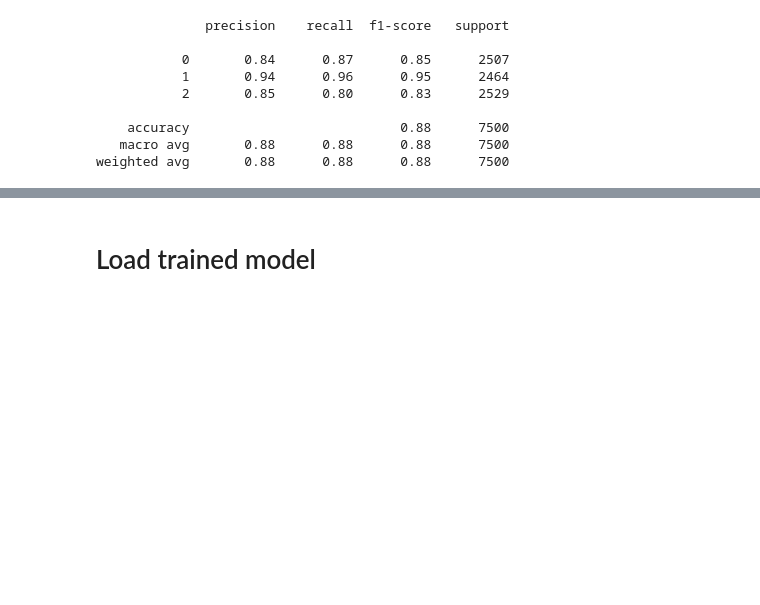
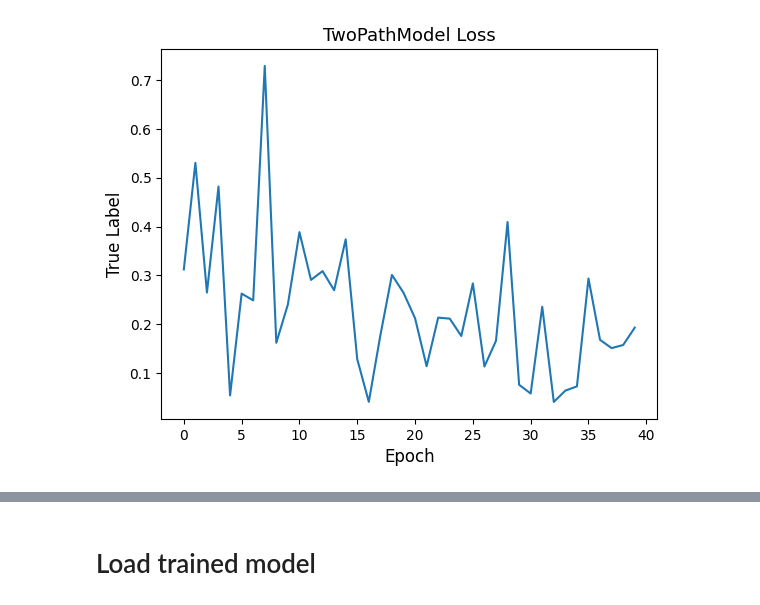
Before and after one commit to cuongpham24/ml_project, a Jupyter notebook: notebooks/modeling/nn_model_combine.ipynb, the cells around one changed output, grey strips where cells are left out. Drawn from its saved outputs; the diff is of its cells as text; code cells hidden in the pictures; blank space fills up the shorter version.

Commit message:
finalize for report

```diff
--- a/notebooks/modeling/nn_model_combine.ipynb
+++ b/notebooks/modeling/nn_model_combine.ipynb
@@ -42,17 +41,7 @@ class ParallelLSTMClassifier(nn.Module):
         self.path2_fc2 = nn.Linear(hidden_size, int(hidden_size / 2))
         self.path2_dropout2 = nn.Dropout(dropout_prob)
 
-        # Define the LSTM layer
-        # self.lstm_layers = nn.ModuleList()
-        # self.dropout_layers = nn.ModuleList()
-        # for _ in range(num_lstm_layers):
-        #     self.lstm_layers.append(nn.LSTM(hidden_size * 2, hidden_size, batch_first=True))
-        #     self.dropout_layers.append(nn.Dropout(0.3))
-
-        # self.dense2 = nn.Linear(hidden_size, num_classes)
-
-        # self.lstm = nn.LSTM(hidden_size * 2, lstm_hidden_size, num_layers=3, dropout=0.3, batch_first=True)
-        self.lstm = nn.LSTM(hidden_size, lstm_hidden_size, num_layers=3, dropout=0.3, batch_first=True)
+        self.lstm = nn.LSTM(hidden_size, lstm_hidden_size, drop_out=0.3, batch_first=True)
 
         # Define the final dense layer
         self.final_fc = nn.Linear(lstm_hidden_size, num_classes)
@@ -118,8 +107,8 @@ test_loader = DataLoader(test_dataset, batch_size=batch_size, shuffle=False)
 # %%
 # Hyperparameters
 input_size = 768
-hidden_size = 512
-lstm_hidden_size = 256
+hidden_size = 128
+lstm_hidden_size = 64
 num_classes = 3
 dropout_prob = 0.3
 
@@ -131,8 +120,9 @@ model = ParallelLSTMClassifier(input_size, hidden_size, lstm_hidden_size,
 optimizer = optim.Adam(model.parameters(), lr=0.001)
 criterion = nn.CrossEntropyLoss()
 
+epoch_loss = []
 # Training loop
-num_epochs = 75
+num_epochs = 40
 # Training loop
 for epoch in range(num_epochs):
     model.train()
@@ -145,6 +135,7 @@ for epoch in range(num_epochs):
         loss.backward()
         optimizer.step()
 
+    epoch_loss.append(loss.item())
     print(f'Epoch [{epoch+1}/{num_epochs}], Loss: {loss.item():.4f}')
 
 # Evaluation loop
@@ -196,15 +214,10 @@ array([[2177,   47,  283],
-# %%
-from sklearn.metrics import classification_report
-
-
-print(classification_report(all_targets, all_predictions))
-# %% [output]
-              precision    recall  f1-score   support
-
-           0       0.84      0.87      0.85      2507
-           1       0.94      0.96      0.95      2464
-           2       0.85      0.80      0.83      2529
-
-    accuracy                           0.88      7500
-   macro avg       0.88      0.88      0.88      7500
-weighted avg       0.88      0.88      0.88      7500
+# %%
+from matplotlib import pyplot as plt
+import seaborn as sns
+plt.plot(range(num_epochs), epoch_loss)
+plt.xlabel('Epoch', fontsize=12)
+plt.ylabel("True Label", fontsize=12)
+plt.title('TwoPathModel Loss', fontsize=13)
+plt.savefig("images/twopathloss", bbox_inches="tight")
+# %% [output]
+[figure, added]
```
Also changed, not shown: parts of 6 cells of this notebook, 12 other files.
